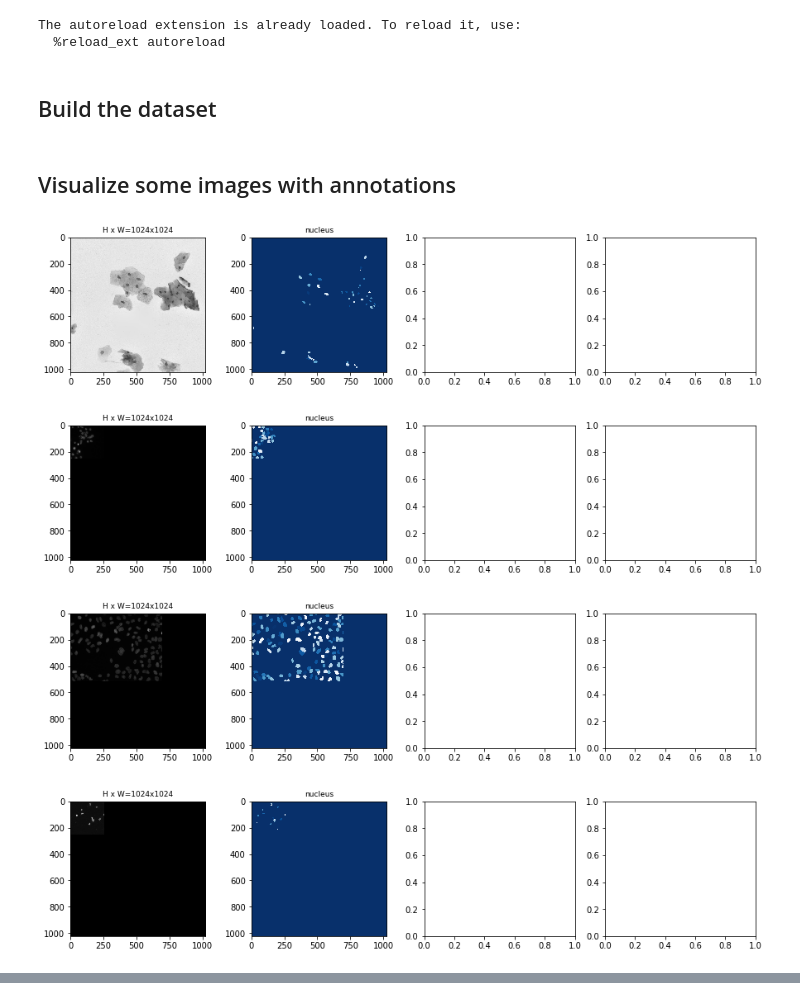
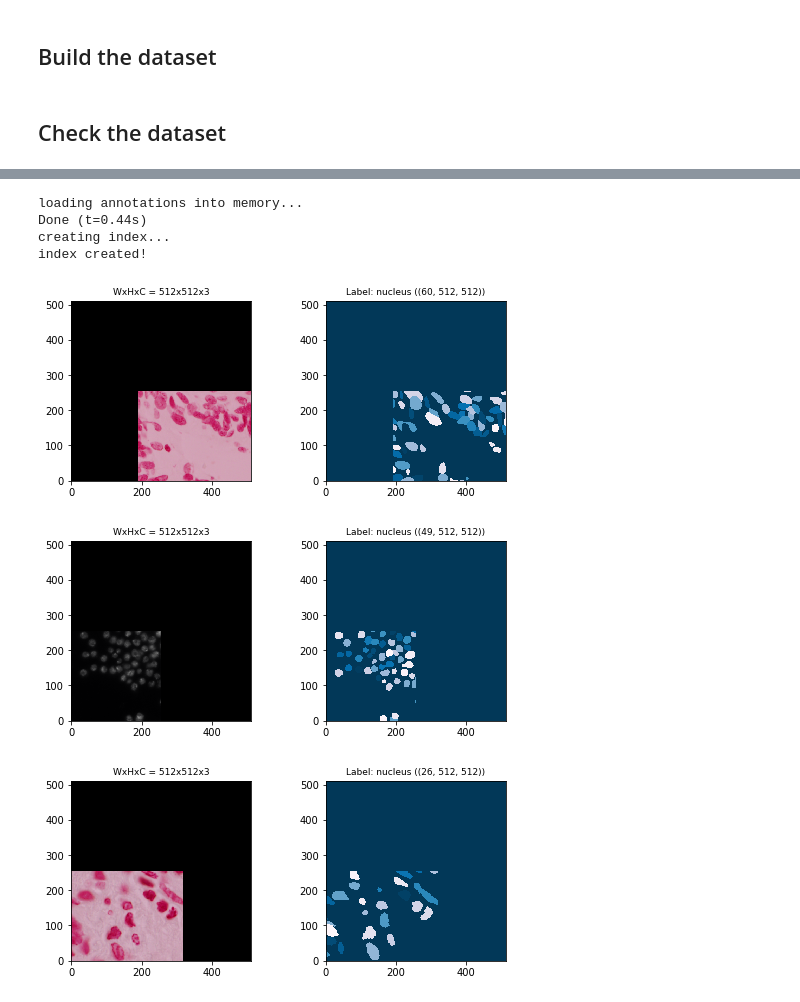
Before and after one commit to hadim/maskflow, a Jupyter notebook: notebooks/1_Build_Dataset/Nucleus/Nucleus.ipynb, the cells around one changed output, grey strips where cells are left out. Drawn from its saved outputs; the diff is of its cells as text; code cells hidden in the pictures.

```diff
--- a/notebooks/1_Build_Dataset/Nucleus/Nucleus.ipynb
+++ b/notebooks/1_Build_Dataset/Nucleus/Nucleus.ipynb
@@ -10,17 +10,12 @@ It's the image set [BBBC038](https://data.broadinstitute.org/bbbc/BBBC038/) avai
 %matplotlib inline
 
 from pathlib import Path
+import numpy as np
+from sklearn.model_selection import train_test_split
+import tqdm
+from PIL import Image
 
-import numpy as np
-import tensorflow as tf
-#tf.enable_eager_execution()
-
-import tqdm
-from skimage import io
-from sklearn.model_selection import train_test_split
-
-import sys
-sys.path.append("../../../")
+import sys; sys.path.append("../../../")
 import maskflow
 
 root_dir = Path("/home/hadim/.data/Neural_Network/Maskflow/Nucleus")
@@ -28,19 +23,12 @@ root_dir = Path("/home/hadim/.data/Neural_Network/Maskflow/Nucleus")
 data_dir = root_dir / "Data"
 data_dir.mkdir(parents=True, exist_ok=True)
 
-raw_data_dir = data_dir / "raw"
+raw_data_dir = root_dir / "Raw Data"
 raw_data_dir.mkdir(parents=True, exist_ok=True)
 
-params = maskflow.load_parameters("parameters.yml")
-class_names = params["CLASS_NAMES"]
+config = maskflow.config.load_config("config.yaml")
 
 # Copy config next to data folder
-maskflow.save_parameters(params, root_dir / "parameters.yml")
-
-tfrecord_train_writer_path = data_dir / "training_data.tfrecord"
-tfrecord_evaluation_writer_path = data_dir / "evaluation_data.tfrecord"
+maskflow.config.save_config(config, root_dir / "config.yaml")
-# %% [output]
-The autoreload extension is already loaded. To reload it, use:
-  %reload_ext autoreload
 # %% [markdown]
 ## Build the dataset
@@ -83,14 +34,0 @@ tfrecord_evaluation_writer.close()
-# %% [markdown]
-## Visualize some images with annotations
-# %%
-# Retrieve some data
-images, annotations = maskflow.get_data(tfrecord_train_writer_path, n=4, shuffle=True)
-
-# Display them
-maskflow.batch_display_top_masks(images, annotations["masks"], annotations["class_ids"],
-                                 params["CLASS_NAMES"], limit=3, basesize=15)
-# %% [output]
-[figure, removed]
-[figure, removed]
-[figure, removed]
-[figure, removed]
@@ -96,0 +121,22 @@ maskflow.batch_display_top_masks(images, annotations["masks"], annotations["clas
+# %% [markdown]
+## Check the dataset
+# %%
+config['SOLVER']['IMS_PER_BATCH'] = 3
+config['TEST']['IMS_PER_BATCH'] = 3
+
+# Number of batch to load
+n = 1
+
+# Load some data
+data_loader = maskflow.dataset.get_data_loader(config, data_dir, is_train=True)
+some_data = [iter(data_loader).next() for _ in range(n)]
+
+# Retrieve category's names
+categories = data_loader.dataset.coco.cats
+
+for batch_image, batch_target, batch_idx in some_data:
+    maskflow.viz.batch_display_top_masks(batch_image, batch_target, batch_idx, categories,
+                                         basesize=7, limit=1, cmap="PuBu_r",
+                                         pixel_mean=config['INPUT']['PIXEL_MEAN'],
+                                         pixel_std=config['INPUT']['PIXEL_STD'])
+# %% [output]
@@ -96,0 +144,7 @@ maskflow.batch_display_top_masks(images, annotations["masks"], annotations["clas
+loading annotations into memory...
+Done (t=0.44s)
+creating index...
+index created!
+[figure, added]
+[figure, added]
+[figure, added]
```
Also changed, not shown: parts of 4 cells of this notebook, 9 other files.
